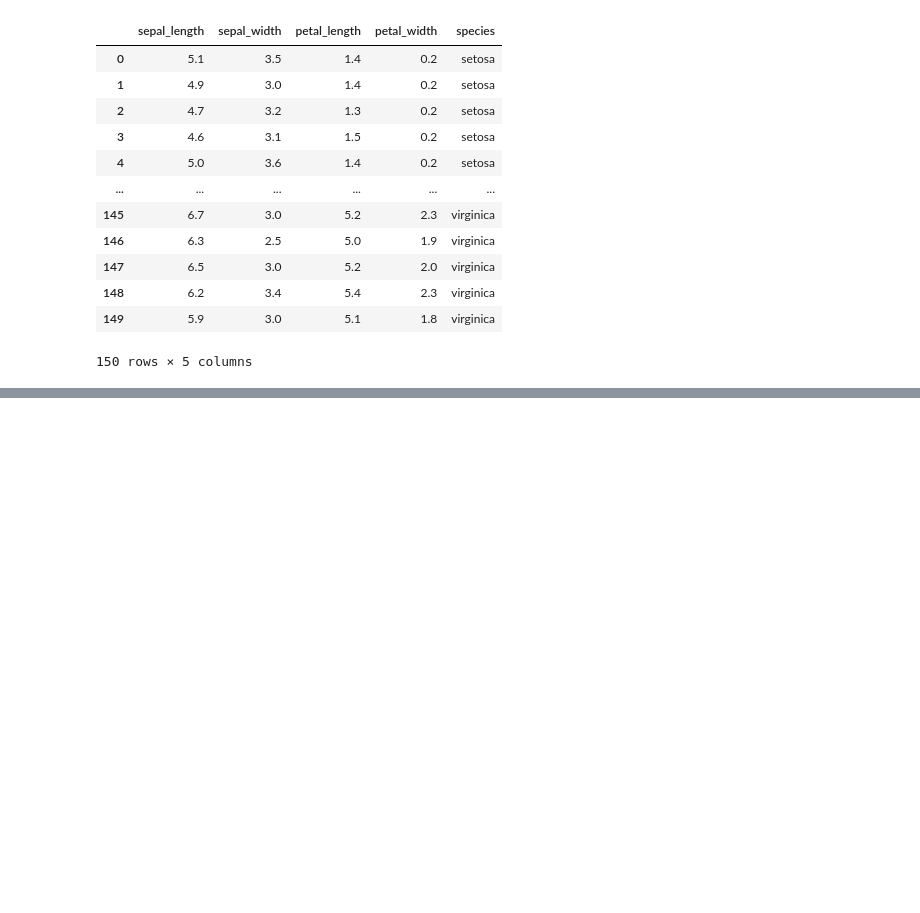
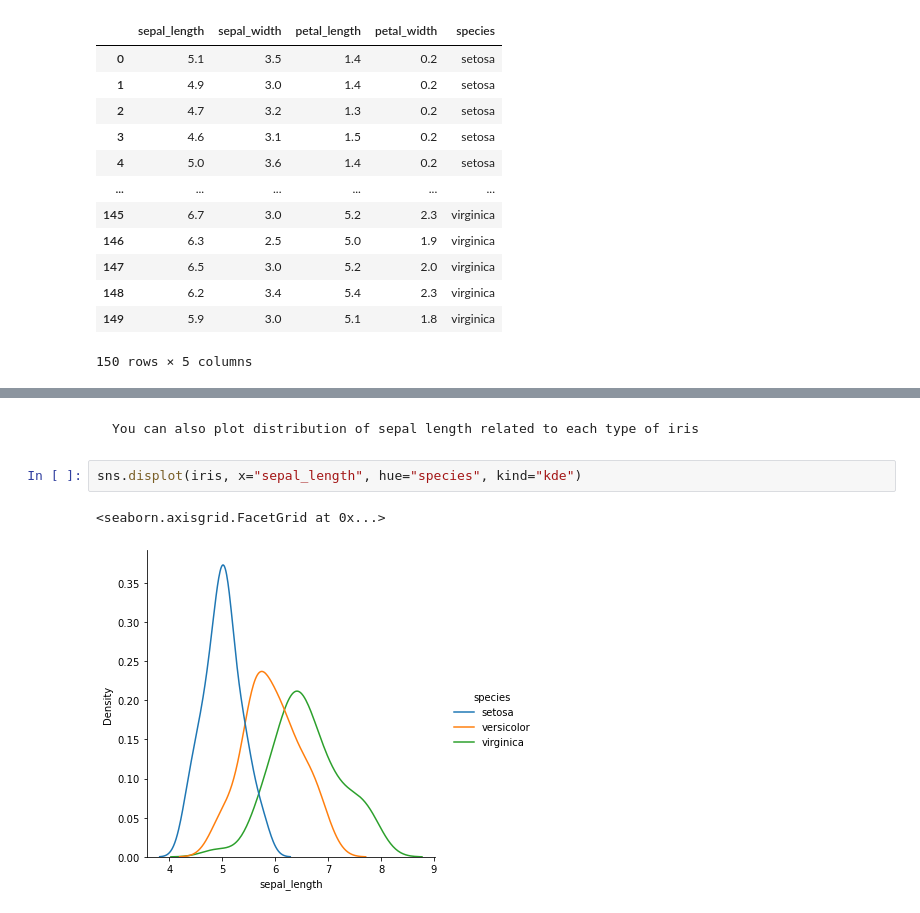
Before and after one commit to shaneahmed/StatswithPython, a Jupyter notebook: 03-DataVisualisation.ipynb, the cells around one changed output, grey strips where cells are left out. Cells and saved outputs as stored; diff of their text form; blank space fills up the shorter version.

```diff
--- a/03-DataVisualisation.ipynb
+++ b/03-DataVisualisation.ipynb
@@ -60,0 +100,7 @@ iris
+# %% [markdown]
+    You can also plot distribution of sepal length related to each type of iris
+# %%
+sns.displot(iris, x="sepal_length", hue="species", kind="kde")
+# %% [output]
+<seaborn.axisgrid.FacetGrid at 0x...>
+[figure, added]
```
Also changed, not shown: parts of 11 cells of this notebook.
